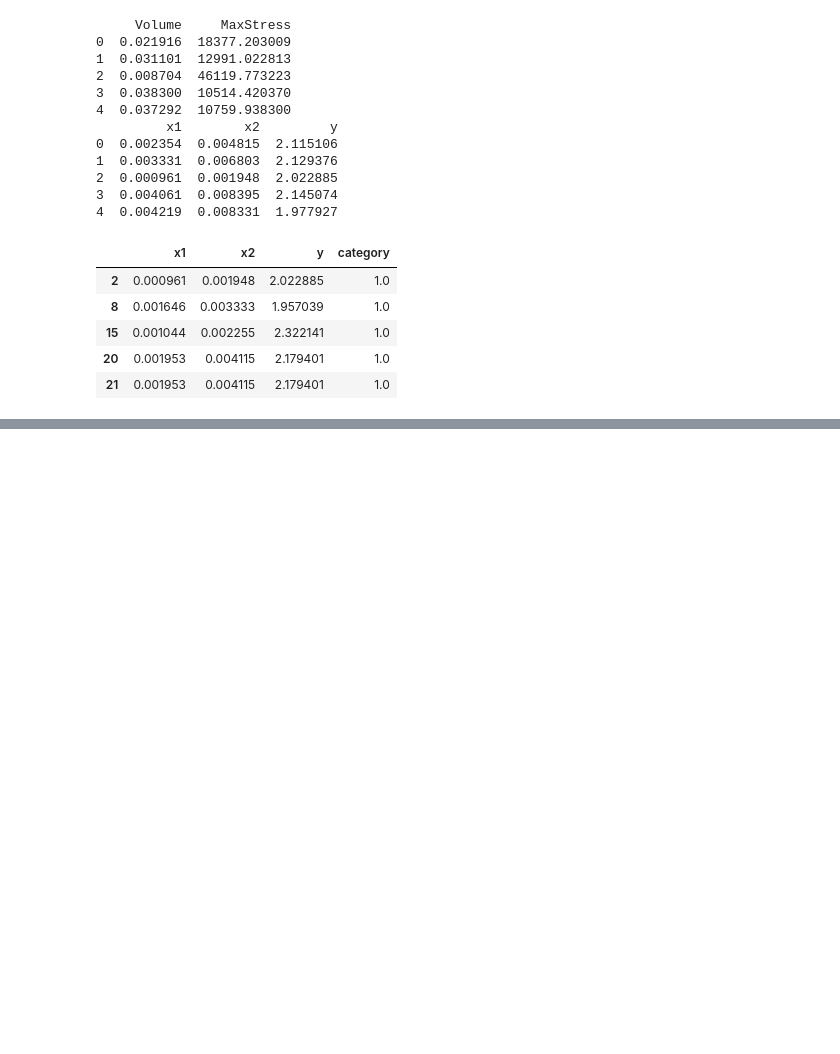
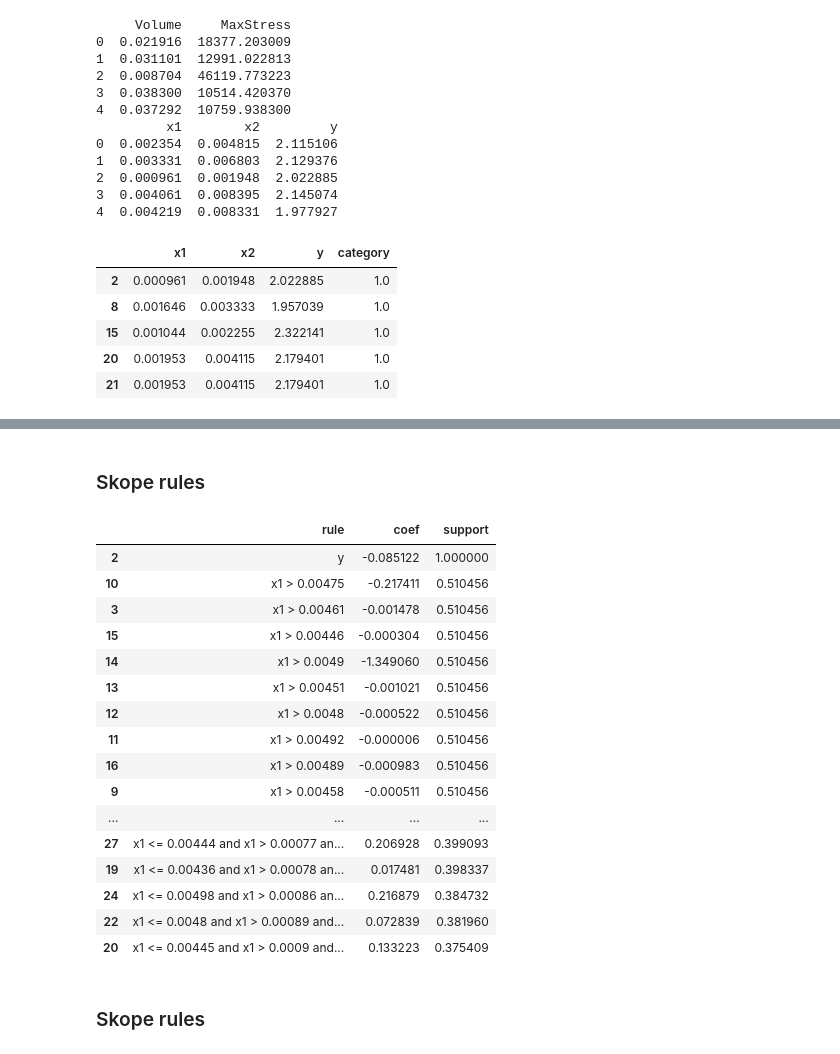
Before and after one commit to gialmisi/xaimoo-experiments, a Jupyter notebook: notebooks/TwoBarTruss_classification.ipynb, the cells around one changed output, grey strips where cells are left out. Saved outputs shown, nothing was run; the diff lists cells and outputs as text; code cells hidden in the pictures; blank space fills up the shorter version.

```diff
--- a/notebooks/TwoBarTruss_classification.ipynb
+++ b/notebooks/TwoBarTruss_classification.ipynb
@@ -74,0 +77,8 @@ xs_clean.head()
+# %%
+
+xs.loc[c1_mask, "category"] = 1
+xs.loc[c2_mask, "category"] = 0
+xs.loc[c3_mask, "category"] = 0
+xs.loc[c4_mask, "category"] = 0
+
+xs_clean = xs[~xs["category"].isnull()]
@@ -92,0 +102,35 @@ graph
+# %% [markdown]
+### Skope rules
+# %%
+from imodels import RuleFitClassifier as Classifier
+
+classifier = Classifier()
+
+classifier.fit(X=xs_clean[variable_names], y=xs_clean["category"])
+
+rules = classifier._get_rules()
+rules = rules[rules.coef != 0].sort_values("support", ascending=False)
+    # 'rule' is howthe feature is constructed
+    # 'coef' is its weight in the final linear model
+    # 'support' is the fraction of points it applies to
+display(rules[['rule', 'coef', 'support']].style.background_gradient(cmap='viridis'))
+# %% [output]
+|  | rule | coef | support |
+| 2 | y | -0.085122 | 1.000000 |
+| 10 | x1 > 0.00475 | -0.217411 | 0.510456 |
+| 3 | x1 > 0.00461 | -0.001478 | 0.510456 |
+| 15 | x1 > 0.00446 | -0.000304 | 0.510456 |
+| 14 | x1 > 0.0049 | -1.349060 | 0.510456 |
+| 13 | x1 > 0.00451 | -0.001021 | 0.510456 |
+| 12 | x1 > 0.0048 | -0.000522 | 0.510456 |
+| 11 | x1 > 0.00492 | -0.000006 | 0.510456 |
+| 16 | x1 > 0.00489 | -0.000983 | 0.510456 |
+| 9 | x1 > 0.00458 | -0.000511 | 0.510456 |
+| ... | ... | ... | ... |
+| 27 | x1 <= 0.00444 and x1 > 0.00077 an... | 0.206928 | 0.399093 |
+| 19 | x1 <= 0.00436 and x1 > 0.00078 an... | 0.017481 | 0.398337 |
+| 24 | x1 <= 0.00498 and x1 > 0.00086 an... | 0.216879 | 0.384732 |
+| 22 | x1 <= 0.0048 and x1 > 0.00089 and... | 0.072839 | 0.381960 |
+| 20 | x1 <= 0.00445 and x1 > 0.0009 and... | 0.133223 | 0.375409 |
+# %% [markdown]
+### Skope rules
```
Also changed, not shown: parts of 6 cells of this notebook.
